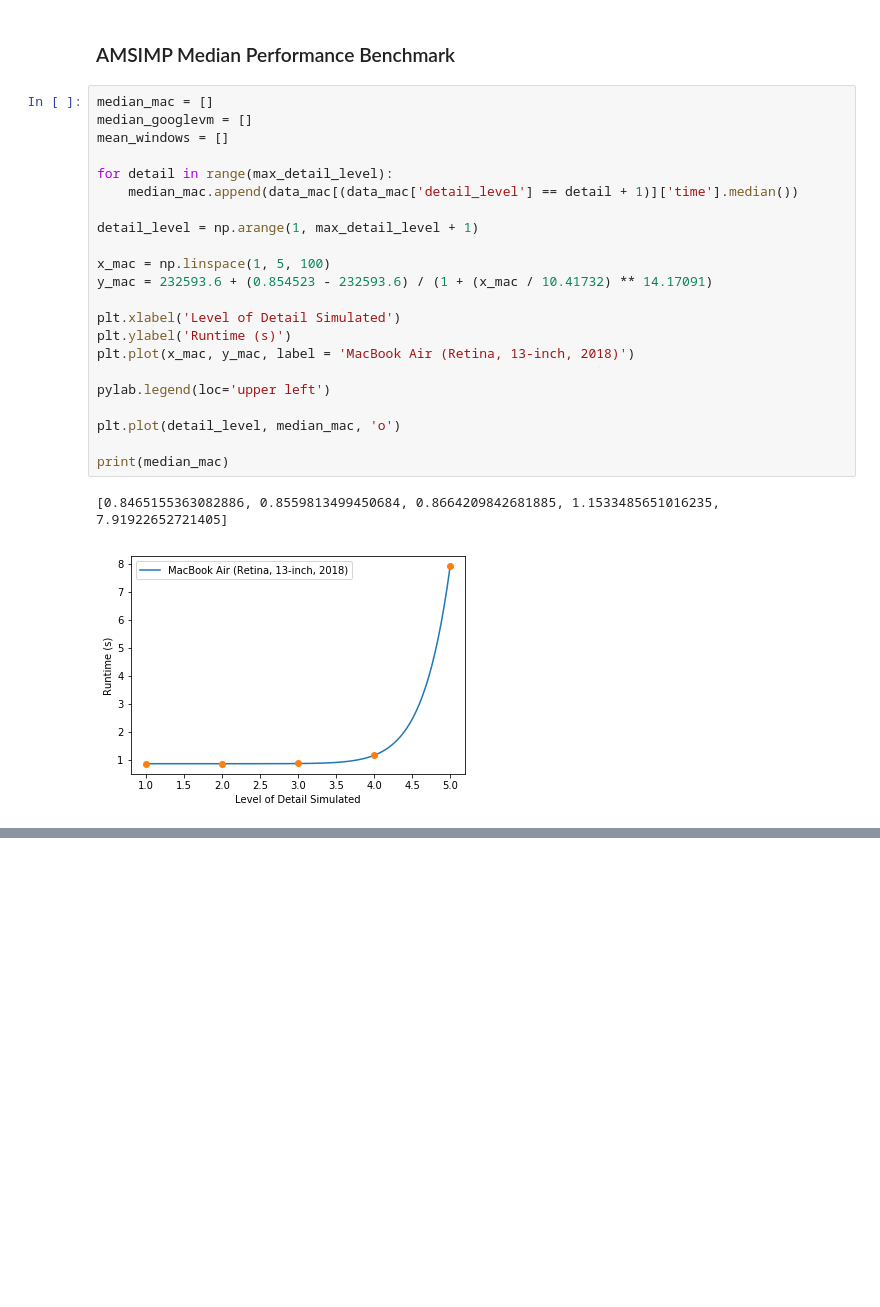
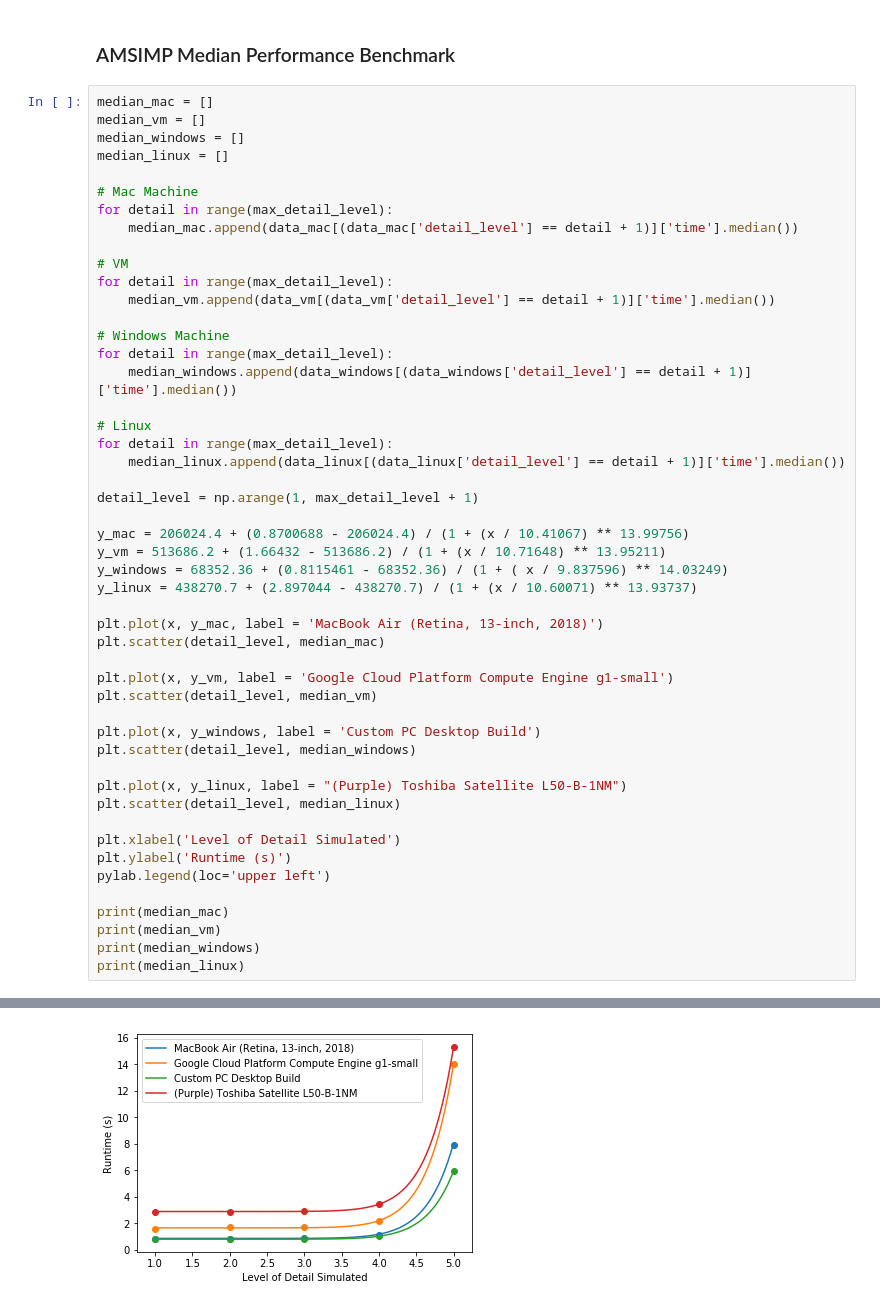
Before and after one commit to amsimp/amsimp, a Jupyter notebook: benchmarking/visualise.ipynb, the cells around one changed output, grey strips where cells are left out. Cells and saved outputs as stored; diff of their text form; blank space fills up the shorter version.

```diff
--- a/benchmarking/visualise.ipynb
+++ b/benchmarking/visualise.ipynb
@@ -170,27 +205,52 @@ print(mean_mac)
 # %% [markdown]
 ### AMSIMP Median Performance Benchmark
-# %%
-median_mac = []
-median_googlevm = []
-mean_windows = []
-
-for detail in range(max_detail_level):
-    median_mac.append(data_mac[(data_mac['detail_level'] == detail + 1)]['time'].median())
-
-detail_level = np.arange(1, max_detail_level + 1)
-
-x_mac = np.linspace(1, 5, 100)
-y_mac = 232593.6 + (0.854523 - 232593.6) / (1 + (x_mac / 10.41732) ** 14.17091)
-
-plt.xlabel('Level of Detail Simulated')
-plt.ylabel('Runtime (s)')
-plt.plot(x_mac, y_mac, label = 'MacBook Air (Retina, 13-inch, 2018)')
-
-pylab.legend(loc='upper left')
-
-plt.plot(detail_level, median_mac, 'o')
-
-print(median_mac)
-# %% [output]
-[0.8465155363082886, 0.8559813499450684, 0.8664209842681885, 1.1533485651016235, 7.91922652721405]
-[figure, removed]
+# %%
+median_mac = []
+median_vm = []
+median_windows = []
+median_linux = []
+
+# Mac Machine
+for detail in range(max_detail_level):
+    median_mac.append(data_mac[(data_mac['detail_level'] == detail + 1)]['time'].median())
+
+# VM
+for detail in range(max_detail_level):
+    median_vm.append(data_vm[(data_vm['detail_level'] == detail + 1)]['time'].median())
+
+# Windows Machine
+for detail in range(max_detail_level):
+    median_windows.append(data_windows[(data_windows['detail_level'] == detail + 1)]['time'].median())
+
+# Linux
+for detail in range(max_detail_level):
+    median_linux.append(data_linux[(data_linux['detail_level'] == detail + 1)]['time'].median())
+
+detail_level = np.arange(1, max_detail_level + 1)
+
+y_mac = 206024.4 + (0.8700688 - 206024.4) / (1 + (x / 10.41067) ** 13.99756)
+y_vm = 513686.2 + (1.66432 - 513686.2) / (1 + (x / 10.71648) ** 13.95211)
+y_windows = 68352.36 + (0.8115461 - 68352.36) / (1 + ( x / 9.837596) ** 14.03249)
+y_linux = 438270.7 + (2.897044 - 438270.7) / (1 + (x / 10.60071) ** 13.93737)
+
+plt.plot(x, y_mac, label = 'MacBook Air (Retina, 13-inch, 2018)')
+plt.scatter(detail_level, median_mac)
+
+plt.plot(x, y_vm, label = 'Google Cloud Platform Compute Engine g1-small')
+plt.scatter(detail_level, median_vm)
+
+plt.plot(x, y_windows, label = 'Custom PC Desktop Build')
+plt.scatter(detail_level, median_windows)
+
+plt.plot(x, y_linux, label = "(Purple) Toshiba Satellite L50-B-1NM")
+plt.scatter(detail_level, median_linux)
+
+plt.xlabel('Level of Detail Simulated')
+plt.ylabel('Runtime (s)')
+pylab.legend(loc='upper left')
+
+print(median_mac)
+print(median_vm)
+print(median_windows)
+print(median_linux)
+# %% [output]
@@ -196,0 +261 @@ print(median_mac)
+[figure, added]
```
Also changed, not shown: parts of 11 cells of this notebook, 10 other files.
